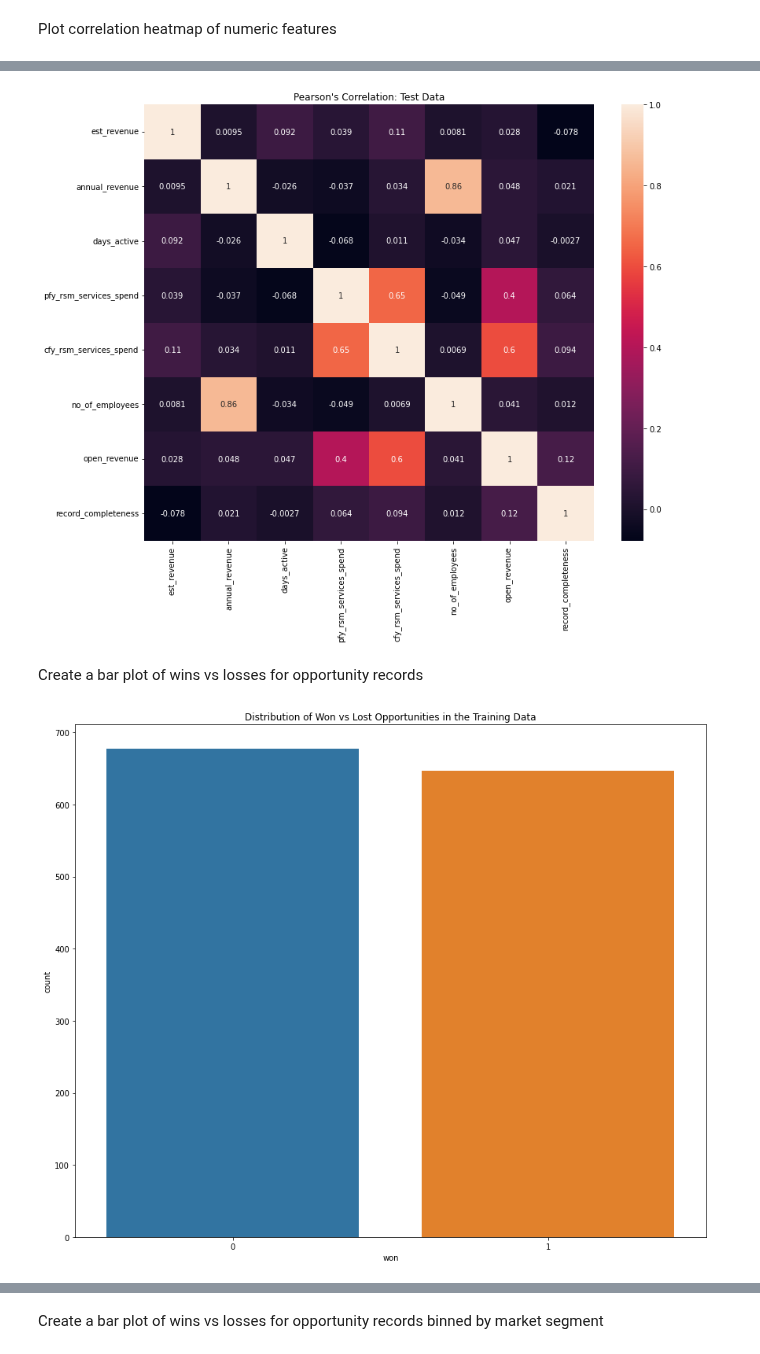
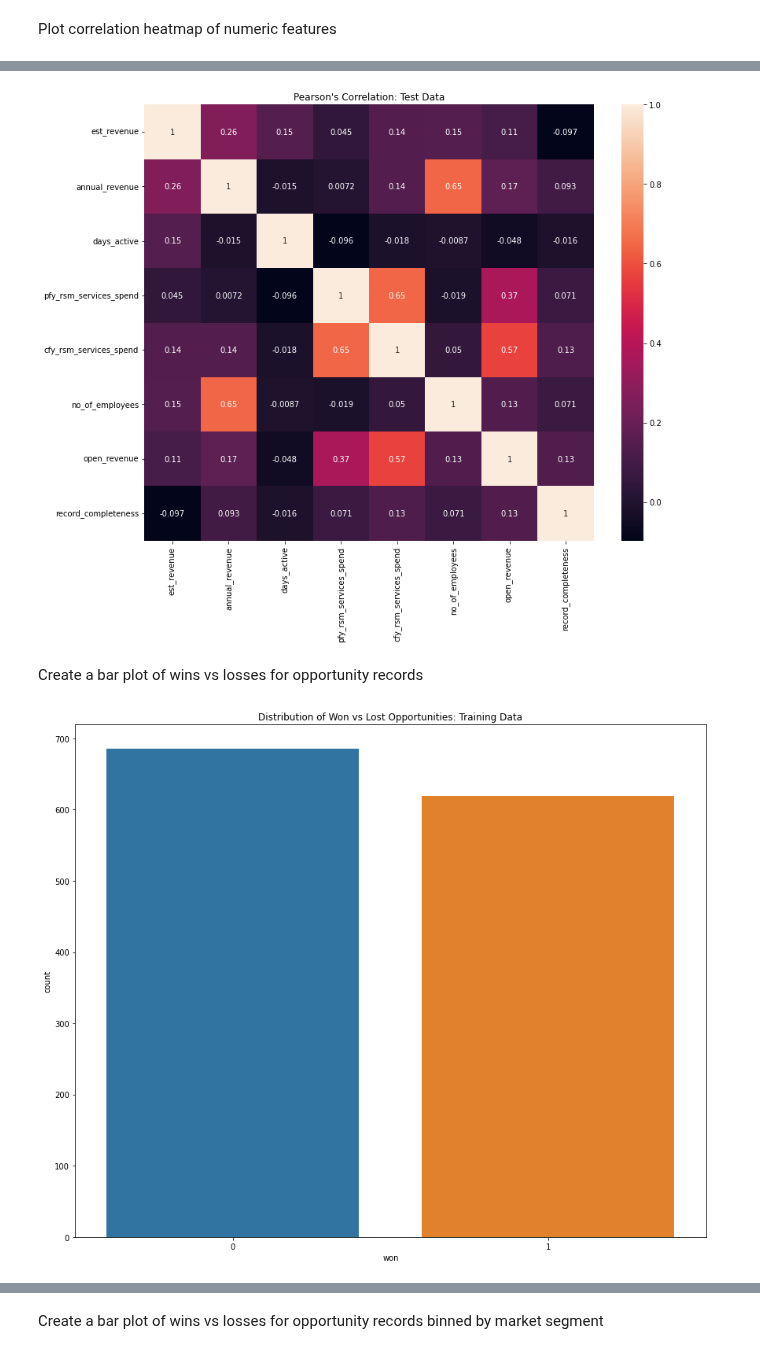
Before and after one commit to benkarabinus/nerdy_data_stuff, a Jupyter notebook: DU/COMP4448/COMP4448_Final_Project/Ben_Karabinus_COMP4448_Final_Project.ipynb, the cells around one changed output, grey strips where cells are left out. Cells and saved outputs as stored; diff of their text form; code cells hidden in the pictures.

```diff
--- a/DU/COMP4448/COMP4448_Final_Project/Ben_Karabinus_COMP4448_Final_Project.ipynb
+++ b/DU/COMP4448/COMP4448_Final_Project/Ben_Karabinus_COMP4448_Final_Project.ipynb
@@ -100,4 +97,4 @@ opportunities.set_index(['opportunity_id', 'entity_id'], inplace=True)
 # %% [markdown]
 Drop records that were active for less than 10 days
 # %%
-opportunities = opportunities[opportunities['days_active'] > 9]
+opportunities = opportunities[opportunities['days_active'] >= 10]
@@ -122,0 +132,4 @@ opportunities['record_completeness'] = opportunities['record_completeness'].appl
+# %%
+"""drop the type feature"""
+
+opportunities.drop(columns=['type'], inplace=True)
@@ -122,0 +138,2 @@ opportunities['record_completeness'] = opportunities['record_completeness'].appl
+# %%
+opportunities.drop(columns=['industry_sector'], inplace=True)
@@ -123,3 +142,5 @@ opportunities['record_completeness'] = opportunities['record_completeness'].appl
+# %%
+opportunities.drop(columns=['lead_source'], inplace=True)
 # %% [markdown]
 Check for missing data, determine the missingness mechanism
 # %%
@@ -454,19 +417,19 @@ plt.title('Pearson\'s Correlation: Test Data')
 plt.tight_layout()
 plt.show()
 # %% [output]
-[figure, old version]
+[figure, new version]
 # %% [markdown]
 Create a bar plot of wins vs losses for opportunity records
 # %%
 """bar plot of wins vs losses in the training data"""
 
 fig, ax = plt.subplots(figsize=(12, 10))
 sns.countplot(data=y_train, x='won')
-plt.title('Distribution of Won vs Lost Opportunities in the Training Data')
+plt.title('Distribution of Won vs Lost Opportunities: Training Data')
 plt.tight_layout()
 plt.show()
 # %% [output]
-[figure, old version]
+[figure, new version]
 # %%
 """bar plot of wins vs losses in the test data"""
 
```
Also changed, not shown: parts of 63 cells of this notebook.
